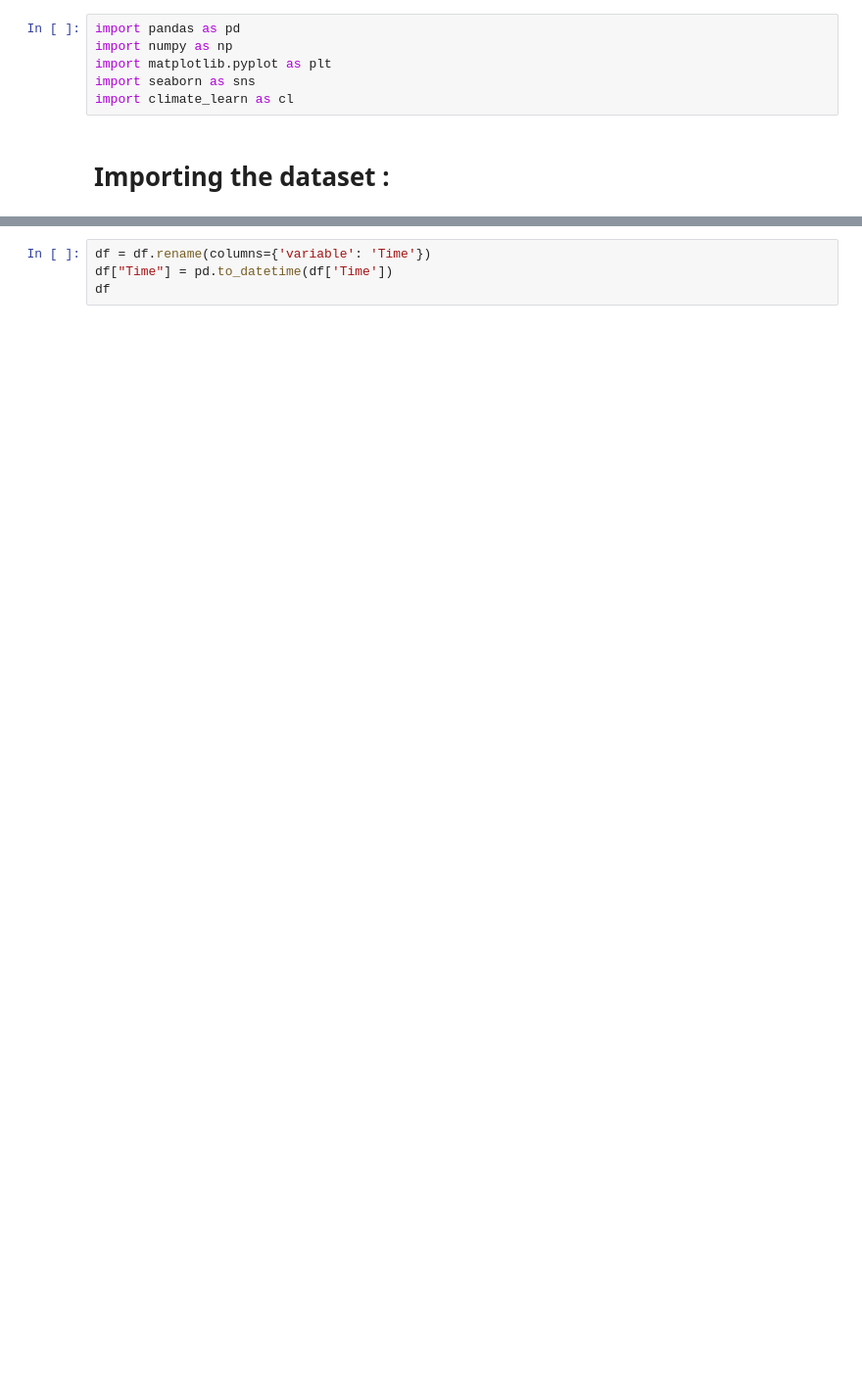
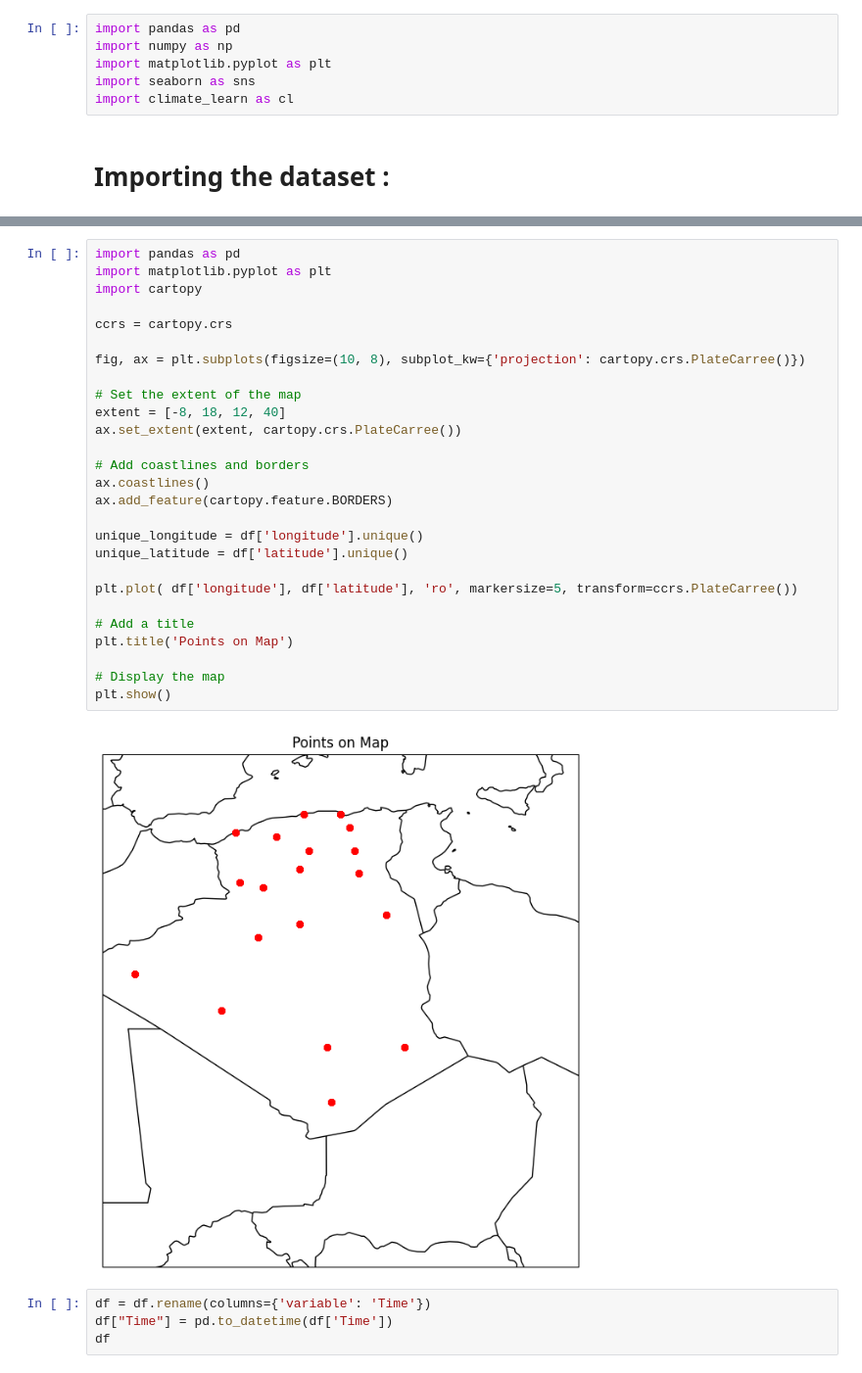
Before and after one commit to MrChaker/Weather-time-series-forcasting, a Jupyter notebook: EDA.ipynb, the cells around one changed output, grey strips where cells are left out. Shown at 98% size. Drawn from its saved outputs; the diff is of its cells as text; blank space fills up the shorter version.

```diff
--- a/EDA.ipynb
+++ b/EDA.ipynb
@@ -30,3 +30,32 @@ df
+# %%
+import pandas as pd
+import matplotlib.pyplot as plt
+import cartopy
+
+ccrs = cartopy.crs
+
+fig, ax = plt.subplots(figsize=(10, 8), subplot_kw={'projection': cartopy.crs.PlateCarree()})
+
+# Set the extent of the map
+extent = [-8, 18, 12, 40]
+ax.set_extent(extent, cartopy.crs.PlateCarree())
+
+# Add coastlines and borders
+ax.coastlines()
+ax.add_feature(cartopy.feature.BORDERS)
+
+unique_longitude = df['longitude'].unique()
+unique_latitude = df['latitude'].unique()
+
+plt.plot( df['longitude'], df['latitude'], 'ro', markersize=5, transform=ccrs.PlateCarree())
+
+# Add a title
+plt.title('Points on Map')
+
+# Display the map
+plt.show()
+# %% [output]
+[figure, added]
 # %%
 df = df.rename(columns={'variable': 'Time'})
 df["Time"] = pd.to_datetime(df['Time'])
```
Also changed, not shown: parts of 2 cells of this notebook, 6 other files.
